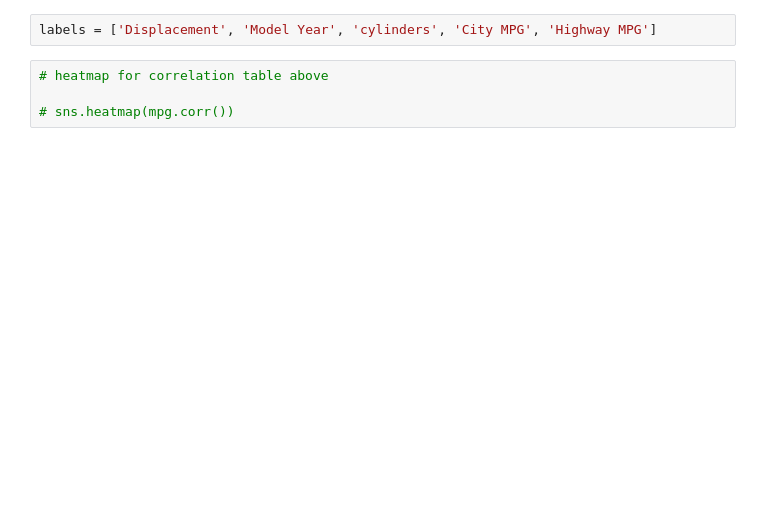
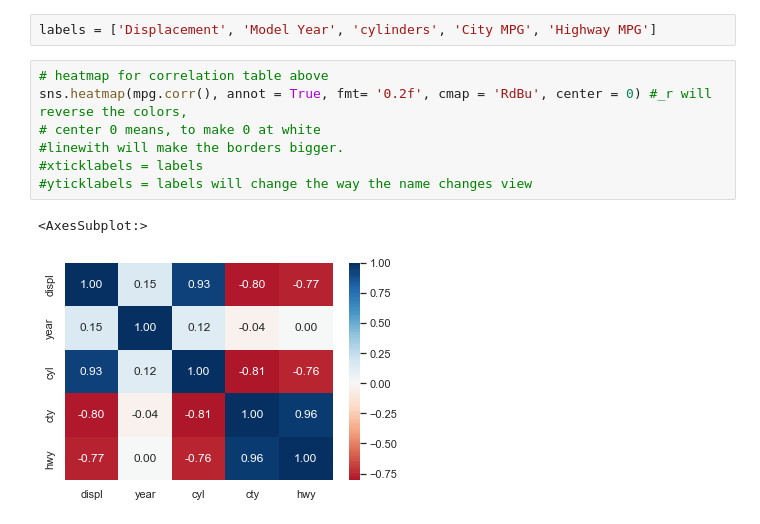
Before and after one commit to EribertoContreras/numpy-pandas-visualization-exercises, a Jupyter notebook: seaborn-lesson.ipynb, the cells around one changed output. Drawn from its saved outputs; the diff is of its cells as text; blank space fills up the shorter version.

```diff
--- a/seaborn-lesson.ipynb
+++ b/seaborn-lesson.ipynb
@@ -362,6 +399,12 @@ mpg.corr()
 # %%
 labels = ['Displacement', 'Model Year', 'cylinders', 'City MPG', 'Highway MPG']
-# %%
-# heatmap for correlation table above
-
-# sns.heatmap(mpg.corr())
+# %%
+# heatmap for correlation table above
+sns.heatmap(mpg.corr(), annot = True, fmt= '0.2f', cmap = 'RdBu', center = 0) #_r will reverse the colors,
+# center 0 means, to make 0 at white
+#linewith will make the borders bigger.
+#xticklabels = labels
+#yticklabels = labels will change the way the name changes view
+# %% [output]
+<AxesSubplot:>
+[figure, added]
```
Also changed, not shown: parts of 8 cells of this notebook.
